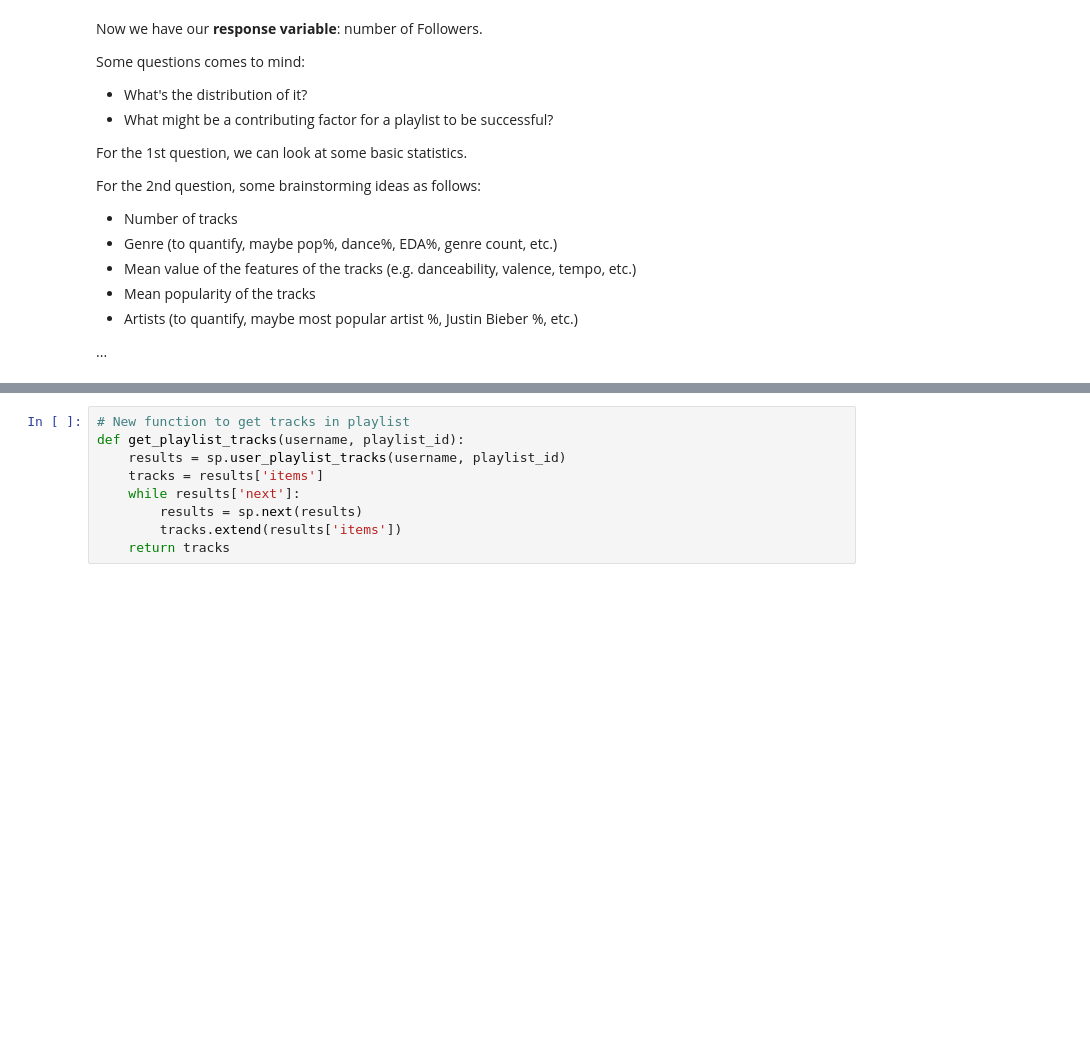
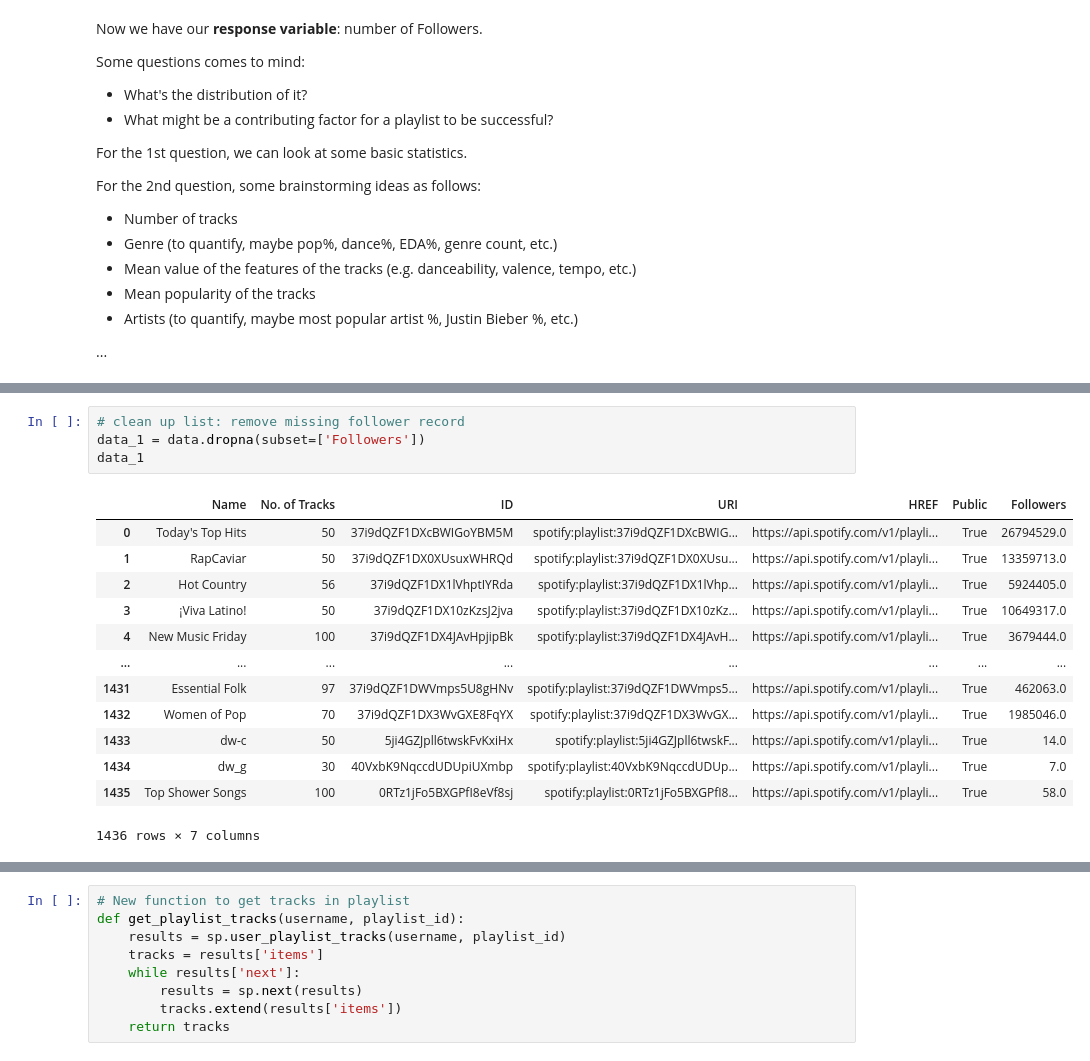
Before and after one commit to jinhuizi-fu/fun_projects, a Jupyter notebook: 2_spotify_analysis/spotify_pred.ipynb, the cells around one changed output, grey strips where cells are left out. Saved outputs shown, nothing was run; the diff lists cells and outputs as text; blank space fills up the shorter version.

```diff
--- a/2_spotify_analysis/spotify_pred.ipynb
+++ b/2_spotify_analysis/spotify_pred.ipynb
@@ -140,0 +168,18 @@ For the 2nd question, some brainstorming ideas as follows:
+# %%
+# clean up list: remove missing follower record
+data_1 = data.dropna(subset=['Followers'])
+data_1
+# %% [output]
+|  | Name | No. of Tracks | ID | URI | HREF | Public | Followers |
+| 0 | Today's Top Hits | 50 | 37i9dQZF1DXcBWIGoYBM5M | spotify:playlist:37i9dQZF1DXcBWIG... | https://api.spotify.com/v1/playli... | True | 26794529.0 |
+| 1 | RapCaviar | 50 | 37i9dQZF1DX0XUsuxWHRQd | spotify:playlist:37i9dQZF1DX0XUsu... | https://api.spotify.com/v1/playli... | True | 13359713.0 |
+| 2 | Hot Country | 56 | 37i9dQZF1DX1lVhptIYRda | spotify:playlist:37i9dQZF1DX1lVhp... | https://api.spotify.com/v1/playli... | True | 5924405.0 |
+| 3 | ¡Viva Latino! | 50 | 37i9dQZF1DX10zKzsJ2jva | spotify:playlist:37i9dQZF1DX10zKz... | https://api.spotify.com/v1/playli... | True | 10649317.0 |
+| 4 | New Music Friday | 100 | 37i9dQZF1DX4JAvHpjipBk | spotify:playlist:37i9dQZF1DX4JAvH... | https://api.spotify.com/v1/playli... | True | 3679444.0 |
+| ... | ... | ... | ... | ... | ... | ... | ... |
+| 1431 | Essential Folk | 97 | 37i9dQZF1DWVmps5U8gHNv | spotify:playlist:37i9dQZF1DWVmps5... | https://api.spotify.com/v1/playli... | True | 462063.0 |
+| 1432 | Women of Pop | 70 | 37i9dQZF1DX3WvGXE8FqYX | spotify:playlist:37i9dQZF1DX3WvGX... | https://api.spotify.com/v1/playli... | True | 1985046.0 |
+| 1433 | dw-c | 50 | 5ji4GZJpll6twskFvKxiHx | spotify:playlist:5ji4GZJpll6twskF... | https://api.spotify.com/v1/playli... | True | 14.0 |
+| 1434 | dw_g | 30 | 40VxbK9NqccdUDUpiUXmbp | spotify:playlist:40VxbK9NqccdUDUp... | https://api.spotify.com/v1/playli... | True | 7.0 |
+| 1435 | Top Shower Songs | 100 | 0RTz1jFo5BXGPfI8eVf8sj | spotify:playlist:0RTz1jFo5BXGPfI8... | https://api.spotify.com/v1/playli... | True | 58.0 |
+1436 rows × 7 columns
```
Also changed, not shown: parts of 4 cells of this notebook.
